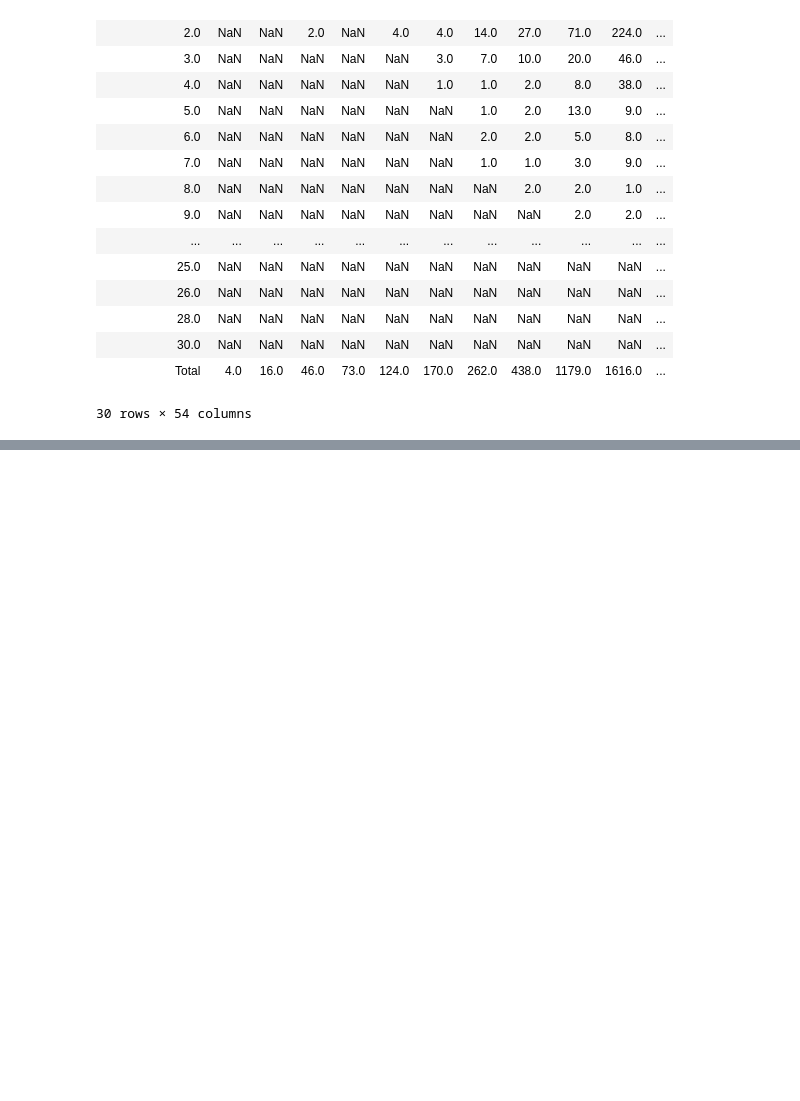
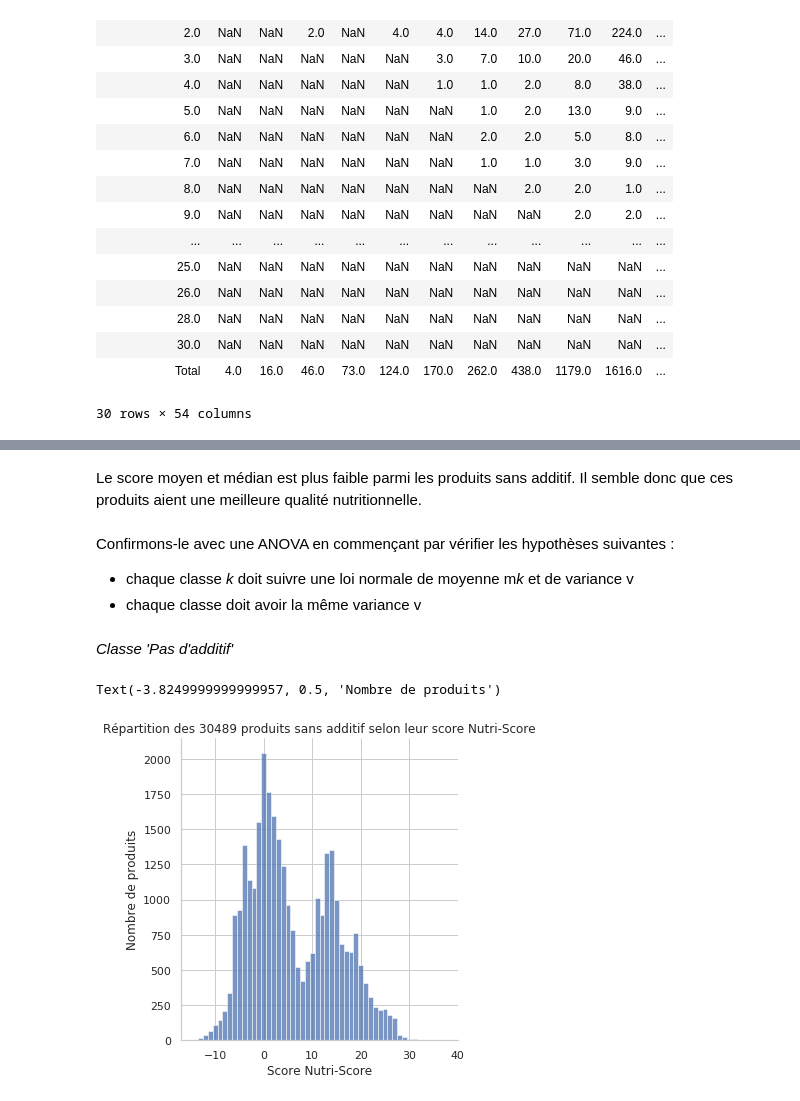
Before and after one commit to sebastienbourgeois/oc-p3-conception-application-sante-publique, a Jupyter notebook: PSante_02_notebookexploration.ipynb, the cells around one changed output, grey strips where cells are left out. Drawn from its saved outputs; the diff is of its cells as text; code cells hidden in the pictures; blank space fills up the shorter version.

```diff
--- a/PSante_02_notebookexploration.ipynb
+++ b/PSante_02_notebookexploration.ipynb
@@ -692,0 +771,19 @@ tableau_contingence
+# %% [markdown]
+Le score moyen et médian est plus faible parmi les produits sans additif. Il semble donc que ces produits aient une meilleure qualité nutritionnelle.
+# %% [markdown]
+Confirmons-le avec une ANOVA en commençant par vérifier les hypothèses suivantes :
+- chaque classe *k* doit suivre une loi normale de moyenne m*k* et de variance v
+- chaque classe doit avoir la même variance v
+# %% [markdown]
+*Classe 'Pas d\'additif'*
+# %%
+# Distribution du score final Nutri-Score parmi la classe 'Pas d'additifs'
+filtered_data = open_food_facts_df[open_food_facts_df['additives_n_classes'] == 'Pas d\'additif']
+nombre_produits = filtered_data['nutriscore_score'].count()
+sns.displot(x='nutriscore_score', data=filtered_data, discrete=True)
+plt.title('Répartition des {} produits sans additif selon leur score Nutri-Score'.format(nombre_produits))
+plt.xlabel('Score Nutri-Score')
+plt.ylabel('Nombre de produits')
+# %% [output]
+Text(-3.8249999999999957, 0.5, 'Nombre de produits')
+[figure, added]
```
Also changed, not shown: parts of 28 cells of this notebook.
